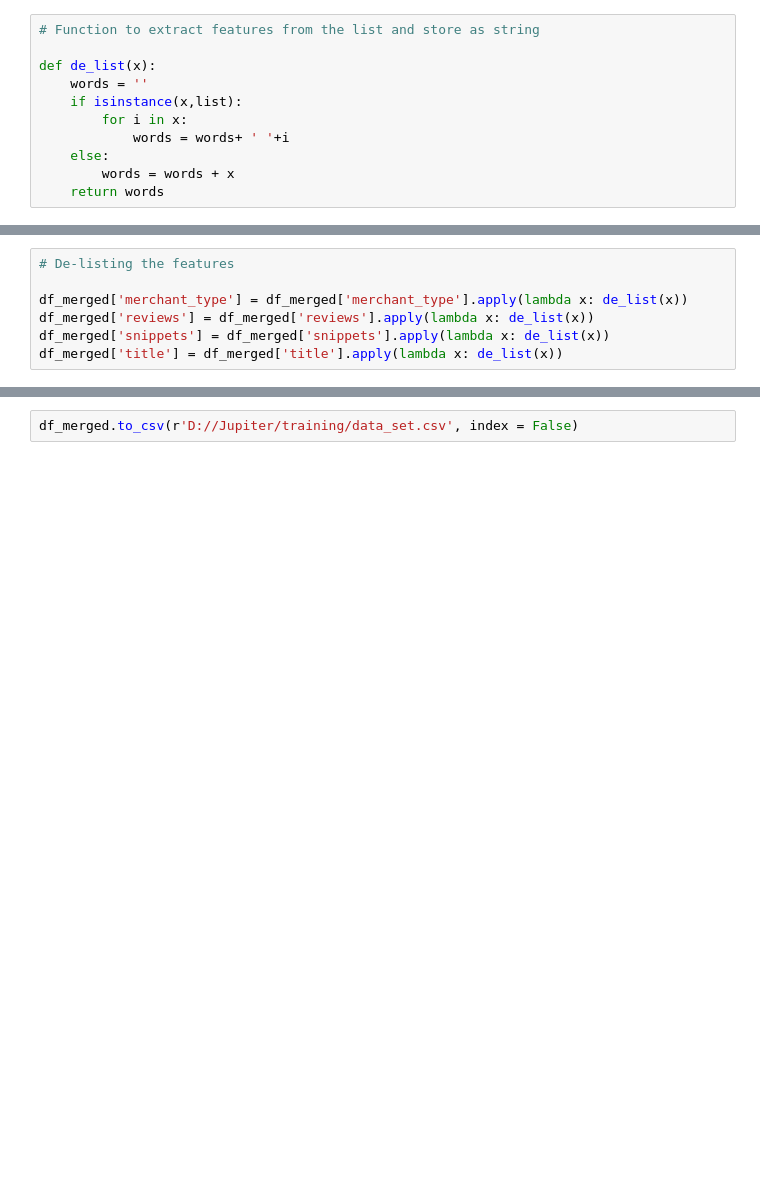
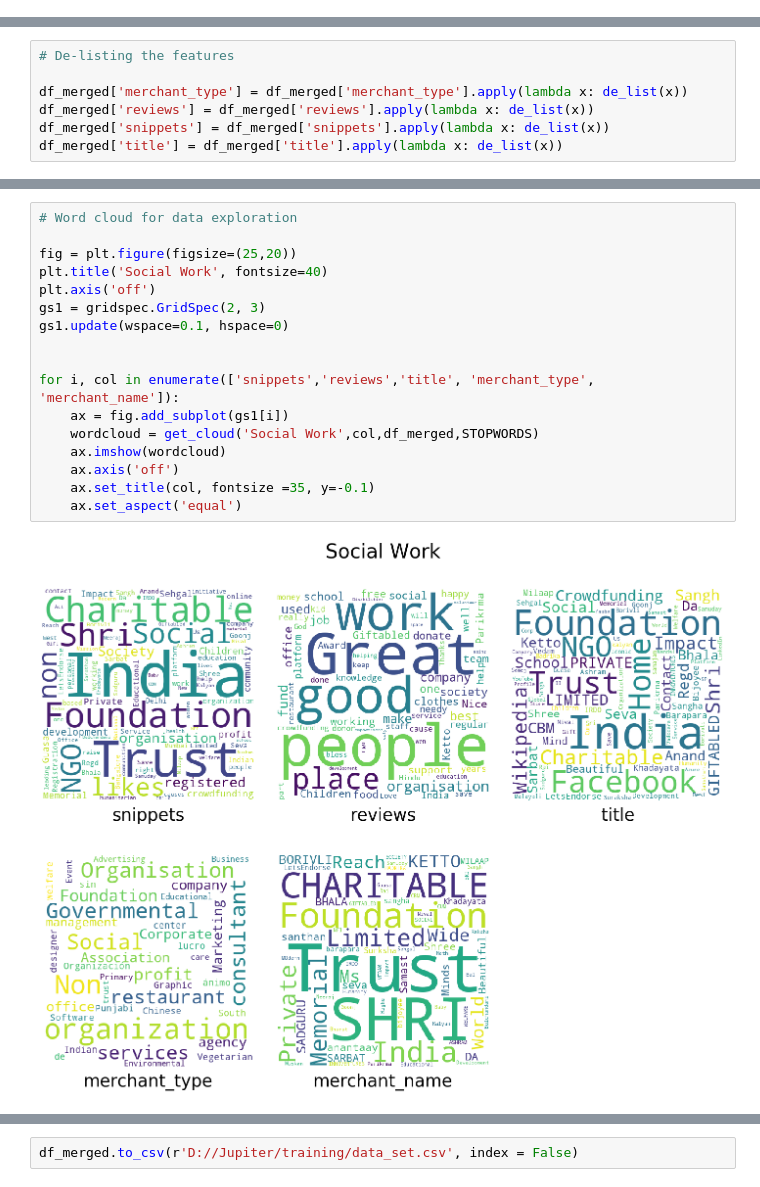
Before and after one commit to pjohar1/Freelance-Project-Short-text-classifier, a Jupyter notebook: Feature Extraction.ipynb, the cells around one changed output, grey strips where cells are left out. Cells and saved outputs as stored; diff of their text form; blank space fills up the shorter version.

```diff
--- a/Feature Extraction.ipynb
+++ b/Feature Extraction.ipynb
@@ -118,11 +54,0 @@ df_merged
-# %%
-# Function to extract features from the list and store as string
-
-def de_list(x):
-    words = ''
-    if isinstance(x,list):
-        for i in x:
-            words = words+ ' '+i
-    else:
-        words = words + x
-    return words
@@ -151 +179,20 @@ def combining_snip_title_rev(m_name,m_type, reviews, snippet, title):
+# %%
+# Word cloud for data exploration
+
+fig = plt.figure(figsize=(25,20))
+plt.title('Social Work', fontsize=40)
+plt.axis('off')
+gs1 = gridspec.GridSpec(2, 3)
+gs1.update(wspace=0.1, hspace=0)
+
+
+for i, col in enumerate(['snippets','reviews','title', 'merchant_type', 'merchant_name']):
+    ax = fig.add_subplot(gs1[i])
+    wordcloud = get_cloud('Social Work',col,df_merged,STOPWORDS)
+    ax.imshow(wordcloud)
+    ax.axis('off')
+    ax.set_title(col, fontsize =35, y=-0.1)
+    ax.set_aspect('equal')
+# %% [output]
+[figure, added]
 # %%
```
Also changed, not shown: parts of 23 cells of this notebook, 2 other files.
